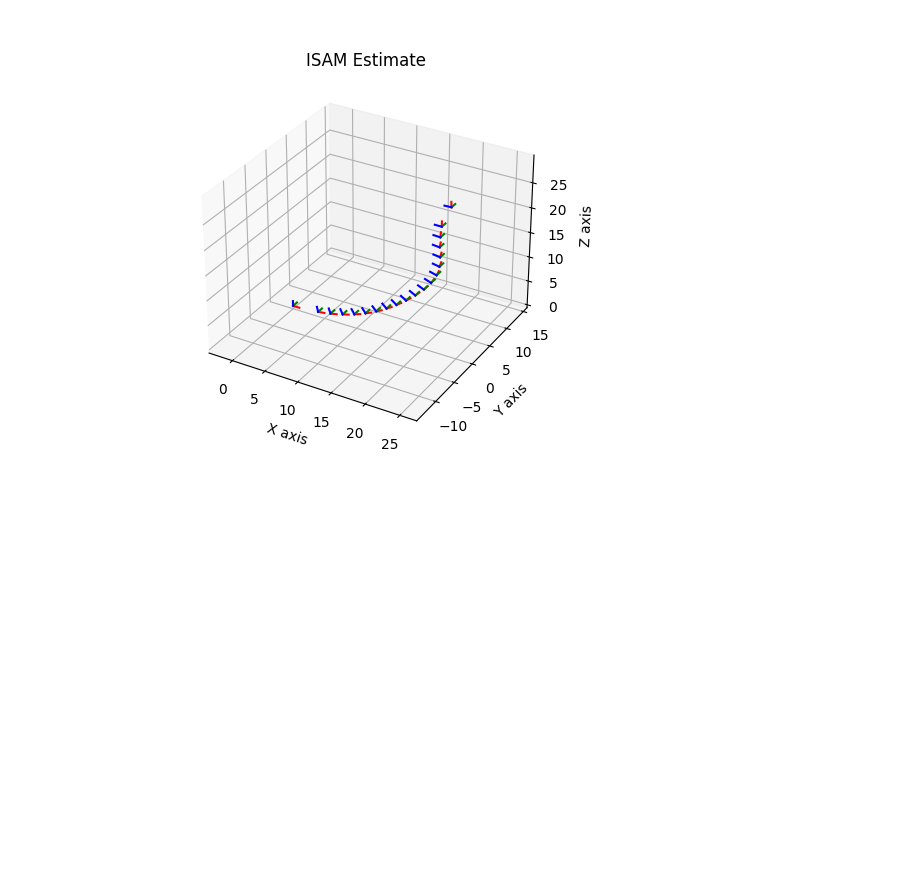
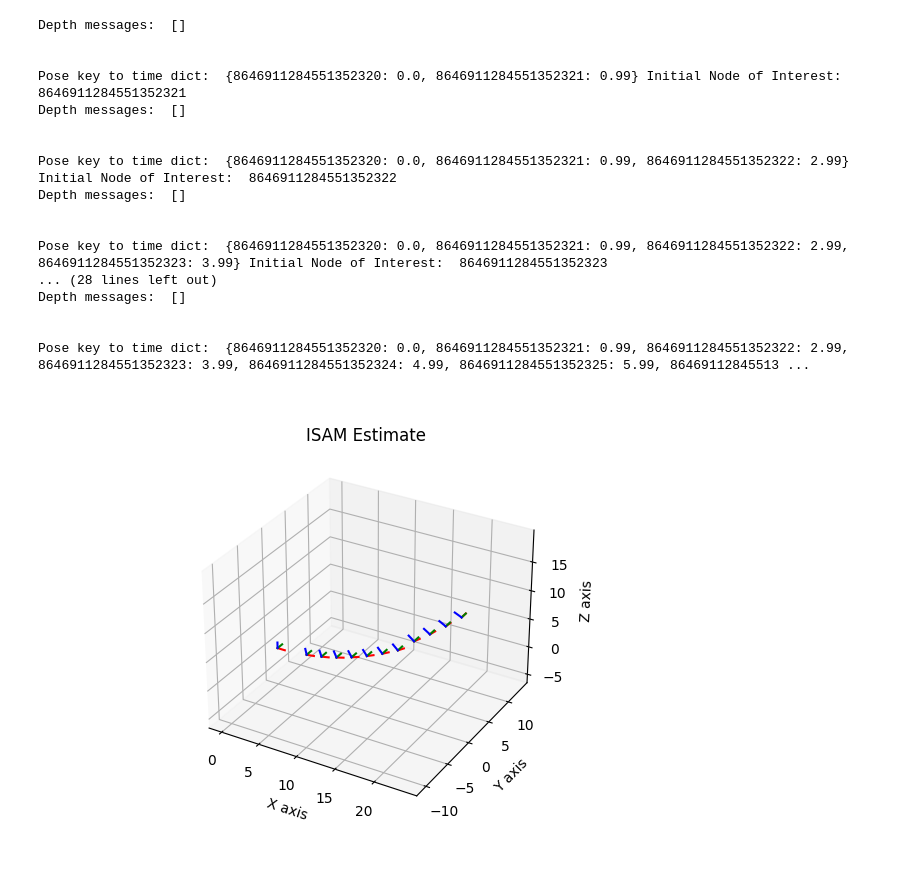
Before and after one commit to bja1701/pre_integration_examples, a Jupyter notebook: time_sync_isam_predict_with_unaries.ipynb, the cells around one changed output. Saved outputs shown, nothing was run; the diff lists cells and outputs as text; code cells hidden in the pictures; blank space fills up the shorter version.

```diff
--- a/time_sync_isam_predict_with_unaries.ipynb
+++ b/time_sync_isam_predict_with_unaries.ipynb
@@ -30,5 +36,5 @@ def vector3(x, y, z):
 # %%
-T = 20  # The timespan of our trajectory.
+T = 12 # The timespan of our trajectory.
 dt = 1e-2  # 100 Hz frequency
 velocity = np.array([2, 0, 0])  # The velocity we wish to move at.
 
@@ -121,6 +127,14 @@ def get_dvl_measurement(t, scenario):
     velocity = scenario.navState(t).velocity() + np.random.randn(3) * 0.1
     return velocity
 
+def generate_dvl_measurements(scenario, T, dt_dvl):
+    dvl_m = []
+    for t in np.arange(0, T, dt_dvl):
+        velocity = scenario.navState(t).velocity() + np.random.randn(3) * 0.1
+        dvl_m.append(velocity)
+    print('DVL length: ',len(dvl_m))
+    return dvl_m
+
 
 # Heading
 std_orientation = np.deg2rad(3)
@@ -131,6 +145,19 @@ def get_orientation_measurement(t, scenario):
     poseNoise = gtsam.Pose3(rotationNoise, translationNoise)
     orientation_matrix = scenario.navState(t).pose().compose(poseNoise).rotation()
     return orientation_matrix
+
+
+def generate_orientation_measurements(scenario, T, dt_orientation):
+    orientation_m = []
+    for t in np.arange(0, T, dt_orientation):
+        rotationNoise = gtsam.Rot3.Expmap(np.random.randn(3) * 0.1)
+        translationNoise = gtsam.Point3(*np.random.randn(3) * 1)
+        poseNoise = gtsam.Pose3(rotationNoise, translationNoise)
+        orientation_matrix = scenario.navState(t).pose().compose(poseNoise).rotation()
+        orientation_m.append(orientation_matrix)
+    print('Orientation length: ', len(orientation_m))
+    return orientation_m
+
 
 
 
@@ -144,12 +171,23 @@ def get_depth_measurement(t, scenario):
     gps_pose = scenario.navState(t).pose().compose(poseNoise)
     depth_meas = np.array([gps_pose.z()])
     return depth_meas
+
+def generate_depth_measurements(scenario, T, dt_depth):
+    depth_m = []
+    for t in np.arange(0, T, dt_depth):
+        rotationNoise = gtsam.Rot3.Expmap(np.random.randn(3) * 0.1)
+        translationNoise = gtsam.Point3(*np.random.randn(3) * 0.1)
+        poseNoise = gtsam.Pose3(rotationNoise, translationNoise)
+        gps_pose = scenario.navState(t).pose().compose(poseNoise)
+        depth_meas = np.array([gps_pose.z()])
+        depth_m.append(depth_meas)
+    return depth_m
 # %%
 isam = gtsam.ISAM2()
 graph = gtsam.NonlinearFactorGraph()
 initial = gtsam.Values()
 # %%
-def add_priors(scenario, graph, initial, isam):
+def add_priors(scenario, graph, initial, isam, posekey_to_time, velkey_to_time, T):
     # Noise models for
     priorNoise = gtsam.noiseModel.Isotropic.Sigma(6, 0.1)
     velNoise = gtsam.noiseModel.Isotropic.Sigma(3, 0.1)
@@ -164,7 +202,11 @@ def add_priors(scenario, graph, initial, isam):
 
     initial.insert(B(0), actualBias)
     initial.insert(X(0), initial_state.pose())
+    posekey_to_time[X(0)] = 0.
     initial.insert(V(0), initial_state.velocity())
+    velkey_to_time[V(0)] = 0.
+
+
 
     isam.update(graph, initial)
     result = isam.calculateEstimate()
@@ -172,5 +214,5 @@ def add_priors(scenario, graph, initial, isam):
     initial.clear()
 
 
-    return graph, initial, isam, result, initial_state
+    return graph, initial, isam, result, initial_state, posekey_to_time, velkey_to_time
 # %%
@@ -358,6 +485,6 @@ initial = gtsam.Values()
 isam = gtsam.ISAM2()
 
 # graph, initial, isam, result = add_priors(scenario, graph, initial, isam)
-graph, result = main_loop(runner, scenario, graph, initial, isam, T)
+graph, result = simulate(runner, scenario, graph, initial, isam, T)
 plot_trajectory(result, title="ISAM Estimate", fignum=11, show=True)
 # %% [output]
@@ -365,4 +492,21 @@ plot_trajectory(result, title="ISAM Estimate", fignum=11, show=True)
+Depth messages:  []
+
+
+Pose key to time dict:  {8646911284551352320: 0.0, 8646911284551352321: 0.99} Initial Node of Interest:  8646911284551352321
+Depth messages:  []
+
+
+Pose key to time dict:  {8646911284551352320: 0.0, 8646911284551352321: 0.99, 8646911284551352322: 2.99} Initial Node of Interest:  8646911284551352322
+Depth messages:  []
+
+
+Pose key to time dict:  {8646911284551352320: 0.0, 8646911284551352321: 0.99, 8646911284551352322: 2.99, 8646911284551352323: 3.99} Initial Node of Interest:  8646911284551352323
+... (28 lines left out)
+Depth messages:  []
+
+
+Pose key to time dict:  {8646911284551352320: 0.0, 8646911284551352321: 0.99, 8646911284551352322: 2.99, 8646911284551352323: 3.99, 8646911284551352324: 4.99, 8646911284551352325: 5.99, 86469112845513 ...
-[figure, old version]
+[figure, new version]
 # %%
 scenario = gtsam.ConstantTwistScenario(*scenarios["sick"])
 plot_scenario(scenario, T, dt, title="Sick", fignum=12)
```
Also changed, not shown: parts of 6 cells of this notebook, 2 other files.
